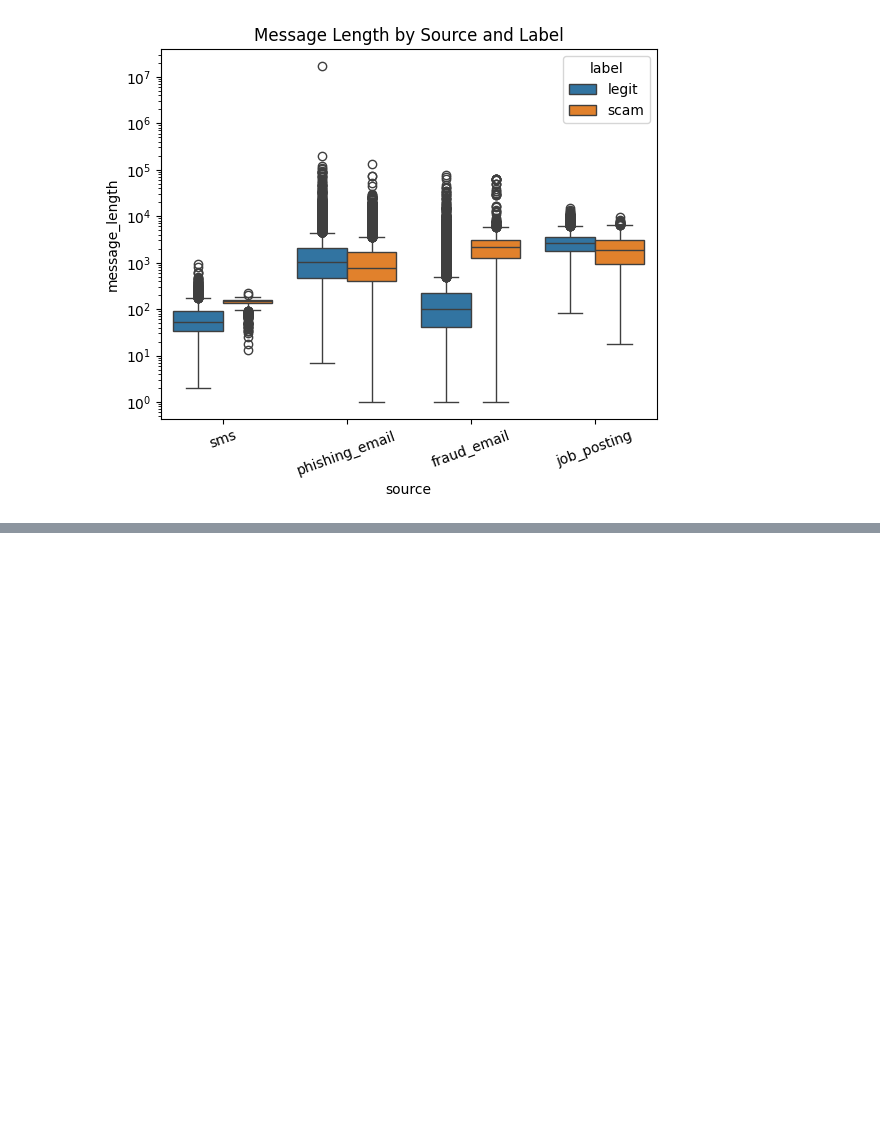
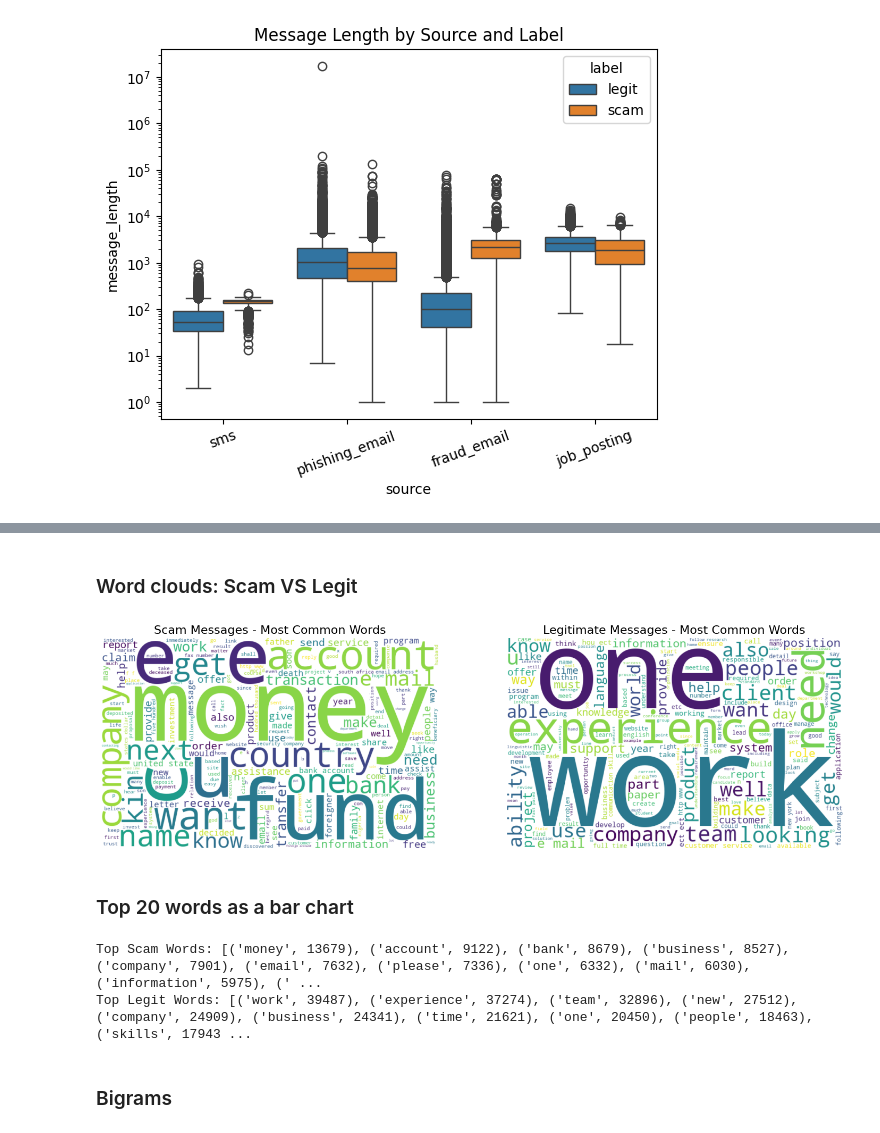
Before and after one commit to harsa4333/AI-ScamShield, a Jupyter notebook: notebooks/02_eda.ipynb, the cells around one changed output, grey strips where cells are left out. Saved outputs shown, nothing was run; the diff lists cells and outputs as text; code cells hidden in the pictures; blank space fills up the shorter version.

Commit message:
Clean text

```diff
--- a/notebooks/02_eda.ipynb
+++ b/notebooks/02_eda.ipynb
@@ -76,0 +84,15 @@ plt.show()
+# %%
+import re
+import html
+
+def clean_text_basic(text):
+    text = str(text).lower()
+    text = html.unescape(text)
+    text = re.sub(r'<.*?>', ' ', text)
+    text = re.sub(r'http\S+|www\S+', '', text)
+    text = re.sub(r'[^a-z\s]', ' ', text)
+    text = re.sub(r'\s+', ' ', text).strip()
+    return text
+
+df['clean_message'] = df['message'].apply(clean_text_basic)
+df[['message', 'clean_message']].head()
@@ -76,0 +108,7 @@ plt.show()
+# %%
+from wordcloud import WordCloud
+from nltk.corpus import stopwords
+import nltk
+nltk.download('stopwords')
+
+stop_words = set(stopwords.words('english'))
@@ -76,0 +119,42 @@ plt.show()
+# %% [markdown]
+### Word clouds: Scam VS Legit ###
+# %%
+scam_text = ' '.join(df[df['label'] == 'scam']['clean_message'])
+legit_text = ' '.join(df[df['label'] == 'legit']['clean_message'])
+
+fig, axes = plt.subplots(1, 2, figsize=(18, 8))
+
+wc_scam = WordCloud(width=800, height=500, background_color='white', stopwords=stop_words).generate(scam_text)
+axes[0].imshow(wc_scam, interpolation='bilinear')
+axes[0].set_title('Scam Messages - Most Common Words', fontsize=16)
+axes[0].axis('off')
+
+wc_legit = WordCloud(width=800, height=500, background_color='white', stopwords=stop_words).generate(legit_text)
+axes[1].imshow(wc_legit, interpolation='bilinear')
+axes[1].set_title('Legitimate Messages - Most Common Words', fontsize=16)
+axes[1].axis('off')
+
+plt.savefig('../notebooks/figures/worldcloud_scam_vs_legit.png', dpi=150, bbox_inches='tight')
+plt.show()
+# %% [output]
+[figure, added]
+# %% [markdown]
+### Top 20 words as a bar chart ###
+# %%
+from collections import Counter
+
+def get_top_words(text_series, n=20):
+    all_words = ' '.join(text_series).split()
+    all_words = [w for w in all_words if w not in stop_words and len(w) > 2]
+    return Counter(all_words).most_common(n)
+
+top_scam_words = get_top_words(df[df['label']=='scam']['clean_message'])
+top_legit_words = get_top_words(df[df['label']=='legit']['clean_message'])
+
+print("Top Scam Words:", top_scam_words)
+print("Top Legit Words:", top_legit_words)
+# %% [output]
+Top Scam Words: [('money', 13679), ('account', 9122), ('bank', 8679), ('business', 8527), ('company', 7901), ('email', 7632), ('please', 7336), ('one', 6332), ('mail', 6030), ('information', 5975), (' ...
+Top Legit Words: [('work', 39487), ('experience', 37274), ('team', 32896), ('new', 27512), ('company', 24909), ('business', 24341), ('time', 21621), ('one', 20450), ('people', 18463), ('skills', 17943 ...
+# %% [markdown]
+### Bigrams ###
```
Also changed, not shown: parts of 18 cells of this notebook, 4 other files.
